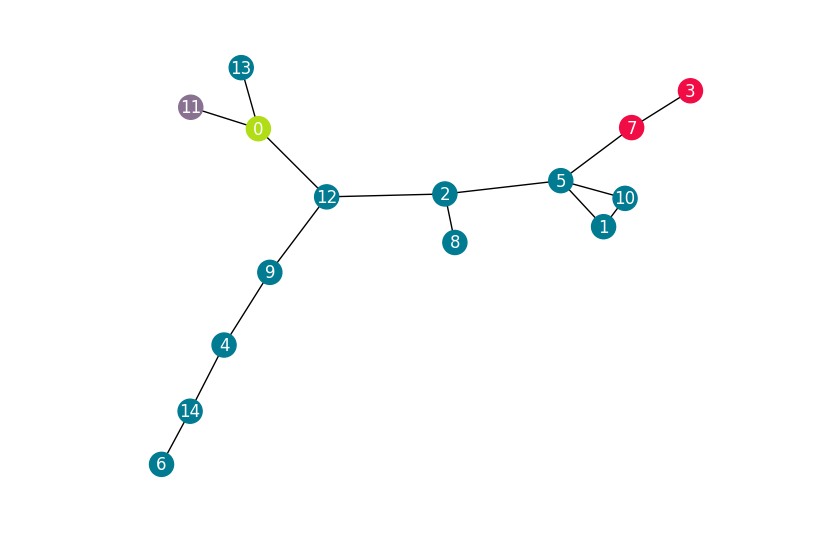
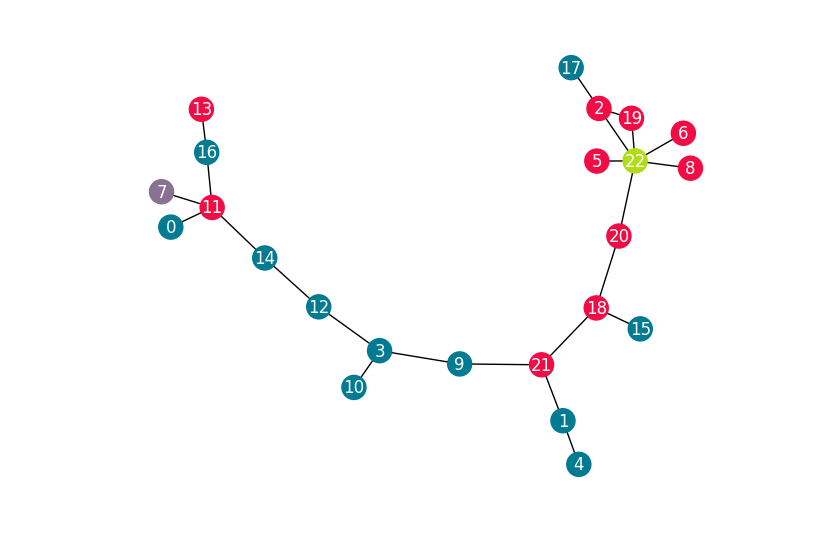
Before and after one commit to MATIJA741/MinimumGraphMotionPlanning, a Jupyter notebook: Brute-force.ipynb, the cells around one changed output. Saved outputs shown, nothing was run; the diff lists cells and outputs as text; code cells hidden in the pictures.

```diff
--- a/Brute-force.ipynb
+++ b/Brute-force.ipynb
@@ -7,36 +9,22 @@ import copy
 # %%
-num_nodes = 15
+num_nodes = 23
 G = nx.connected_watts_strogatz_graph(num_nodes, 3, 1, 30)
 
 obstacle_upper_bound = num_nodes//2
 num_obstacles = random.randrange(1, obstacle_upper_bound + 1)
 obstacles = random.sample(range(num_nodes), num_obstacles)
 obstacles_start = copy.deepcopy(obstacles)
 
-# graph_map = {node: node in obstacles if True else False for node in G}
 graph_map = {node: node in obstacles for node in G}
-# print(graph_map, obstacles)
 
 potential_robot_positions = [node for node in graph_map if not graph_map[node]]
 robot_goal_positions = random.sample(potential_robot_positions, k=2)
 robot_pos, goal_pos = robot_goal_positions[0], robot_goal_positions[1]
-
-# for edge in G.edges:
-#     G.edges[edge]['pheromones'] = round(random.uniform(1e-3, 1e-2), 4)
-#     G.edges[edge]['weight'] = 1
-# print(potential_robot_positions)
-
-# for edge in G.edges:
-#     print(G.edges[edge]['weight'])
 
 # Draw the graph with individual node colors
 colors = ['xkcd:pinkish red' if node in obstacles else 'xkcd:ocean' for node in graph_map]
 colors[robot_pos] = 'xkcd:greyish purple'
 colors[goal_pos] = 'xkcd:yellowish green'
 nx.draw(G, with_labels=True, node_color=colors, font_color='white')
-
-# pos = nx.spring_layout(G)
-# edge_labels = nx.get_edge_attributes(G, 'weight')
-# nx.draw_networkx_edge_labels(G, pos, edge_labels=edge_labels
 # %% [output]
-[figure, old version]
+[figure, new version]
```
Also changed, not shown: parts of 6 cells of this notebook.
